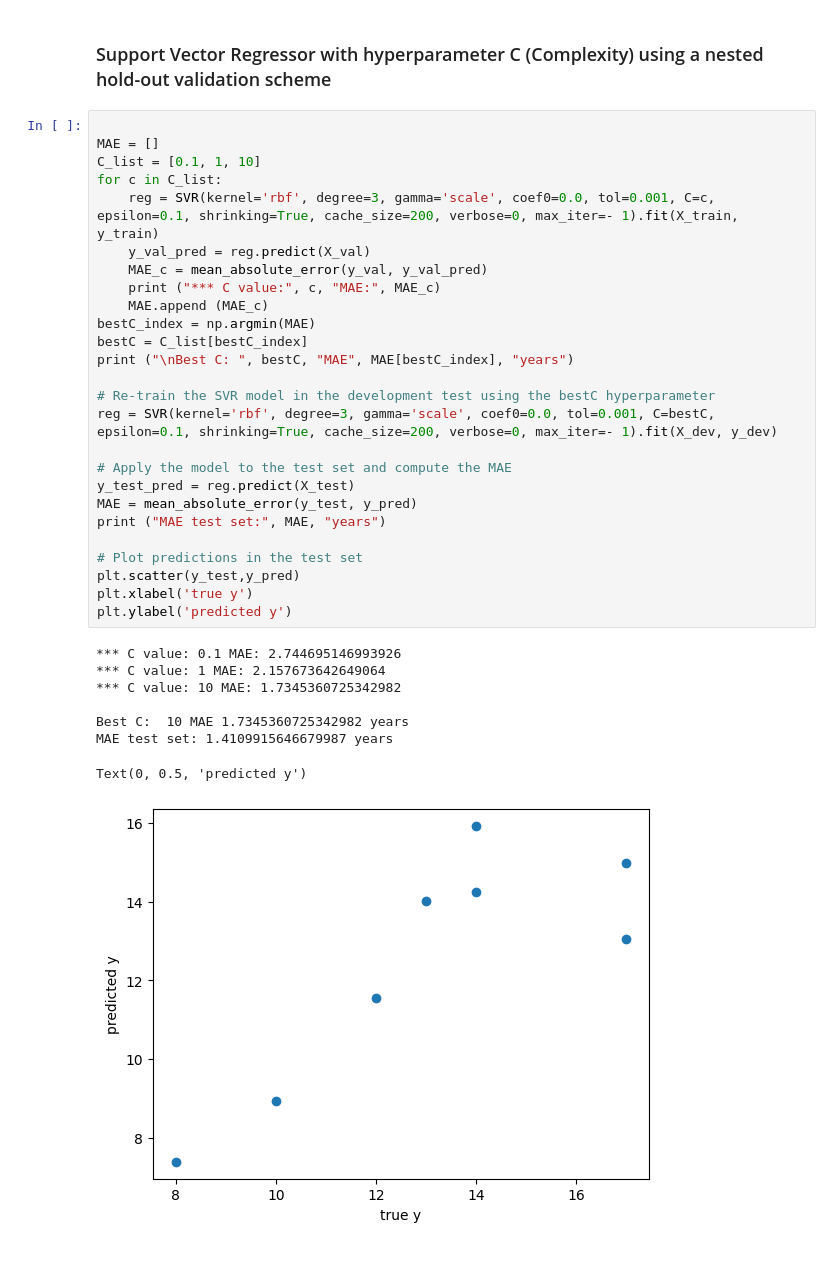
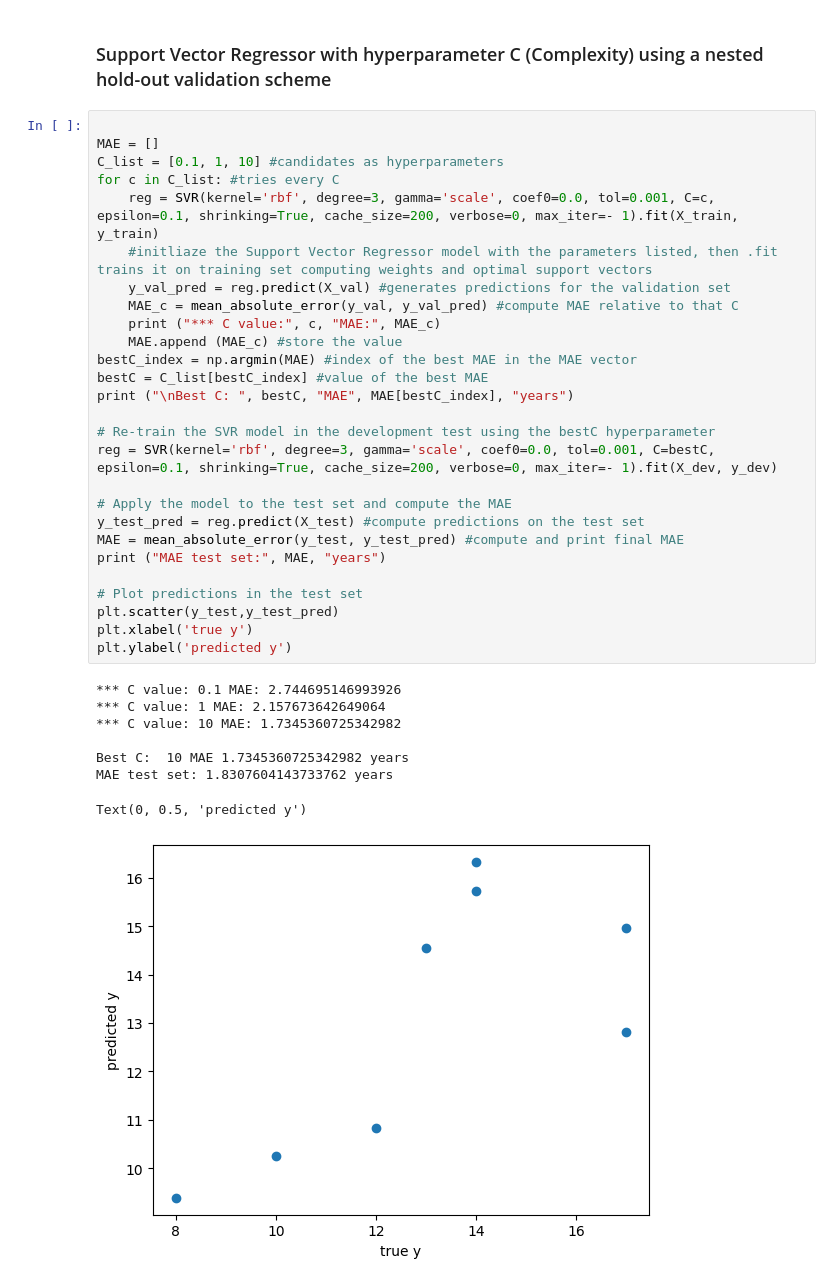
Before and after one commit to MatteoBaraldi/Machine-Learning-for-Bioengineering, a Jupyter notebook: MOD-1/notebooks/03_age_prediction_eda_regression_holdout.ipynb, the cells around one changed output. Saved outputs shown, nothing was run; the diff lists cells and outputs as text.

```diff
--- a/MOD-1/notebooks/03_age_prediction_eda_regression_holdout.ipynb
+++ b/MOD-1/notebooks/03_age_prediction_eda_regression_holdout.ipynb
@@ -265,35 +266,36 @@ MAE test set: 1.4109915646680058 years
 # %%
 
 MAE = []
-C_list = [0.1, 1, 10]
-for c in C_list:
+C_list = [0.1, 1, 10] #candidates as hyperparameters
+for c in C_list: #tries every C
     reg = SVR(kernel='rbf', degree=3, gamma='scale', coef0=0.0, tol=0.001, C=c, epsilon=0.1, shrinking=True, cache_size=200, verbose=0, max_iter=- 1).fit(X_train, y_train)
-    y_val_pred = reg.predict(X_val)
-    MAE_c = mean_absolute_error(y_val, y_val_pred)
+    #initliaze the Support Vector Regressor model with the parameters listed, then .fit trains it on training set computing weights and optimal support vectors
+    y_val_pred = reg.predict(X_val) #generates predictions for the validation set
+    MAE_c = mean_absolute_error(y_val, y_val_pred) #compute MAE relative to that C
     print ("*** C value:", c, "MAE:", MAE_c)
-    MAE.append (MAE_c)
-bestC_index = np.argmin(MAE)
-bestC = C_list[bestC_index]
+    MAE.append (MAE_c) #store the value
+bestC_index = np.argmin(MAE) #index of the best MAE in the MAE vector
+bestC = C_list[bestC_index] #value of the best MAE
 print ("\nBest C: ", bestC, "MAE", MAE[bestC_index], "years")
 
 # Re-train the SVR model in the development test using the bestC hyperparameter
 reg = SVR(kernel='rbf', degree=3, gamma='scale', coef0=0.0, tol=0.001, C=bestC, epsilon=0.1, shrinking=True, cache_size=200, verbose=0, max_iter=- 1).fit(X_dev, y_dev)
 
 # Apply the model to the test set and compute the MAE
-y_test_pred = reg.predict(X_test)
-MAE = mean_absolute_error(y_test, y_pred)
+y_test_pred = reg.predict(X_test) #compute predictions on the test set
+MAE = mean_absolute_error(y_test, y_test_pred) #compute and print final MAE
 print ("MAE test set:", MAE, "years")
 
 # Plot predictions in the test set
-plt.scatter(y_test,y_pred)
+plt.scatter(y_test,y_test_pred)
 plt.xlabel('true y')
 plt.ylabel('predicted y')
 # %% [output]
 *** C value: 0.1 MAE: 2.744695146993926
 *** C value: 1 MAE: 2.157673642649064
 *** C value: 10 MAE: 1.7345360725342982
 
 Best C:  10 MAE 1.7345360725342982 years
-MAE test set: 1.4109915646679987 years
+MAE test set: 1.8307604143733762 years
 Text(0, 0.5, 'predicted y')
-[figure, old version]
+[figure, new version]
```
Also changed, not shown: parts of 4 cells of this notebook.
